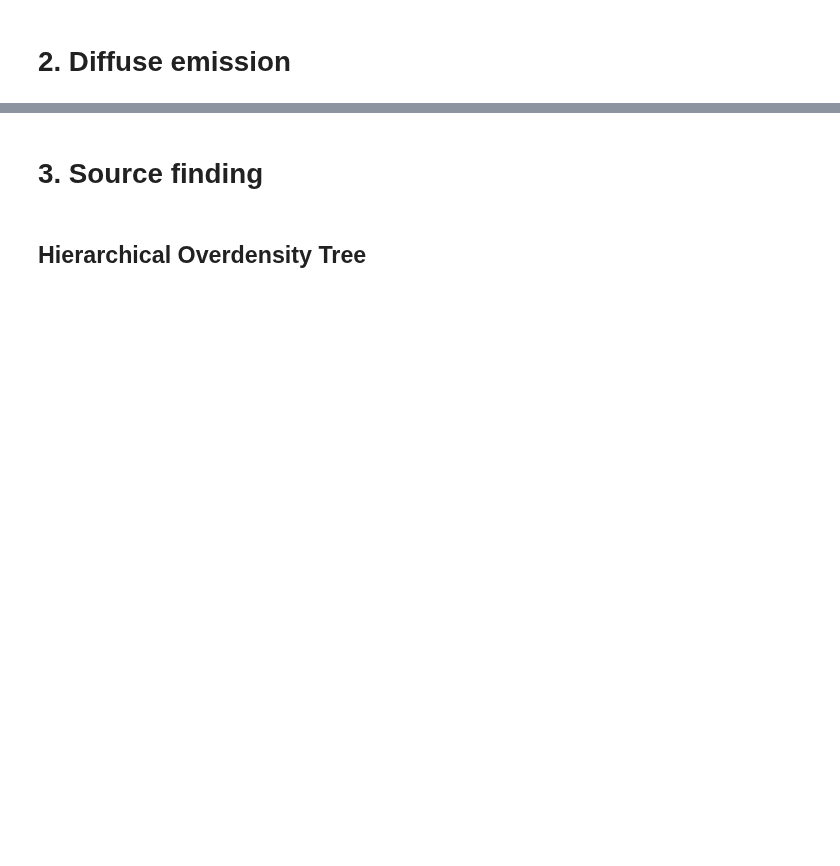
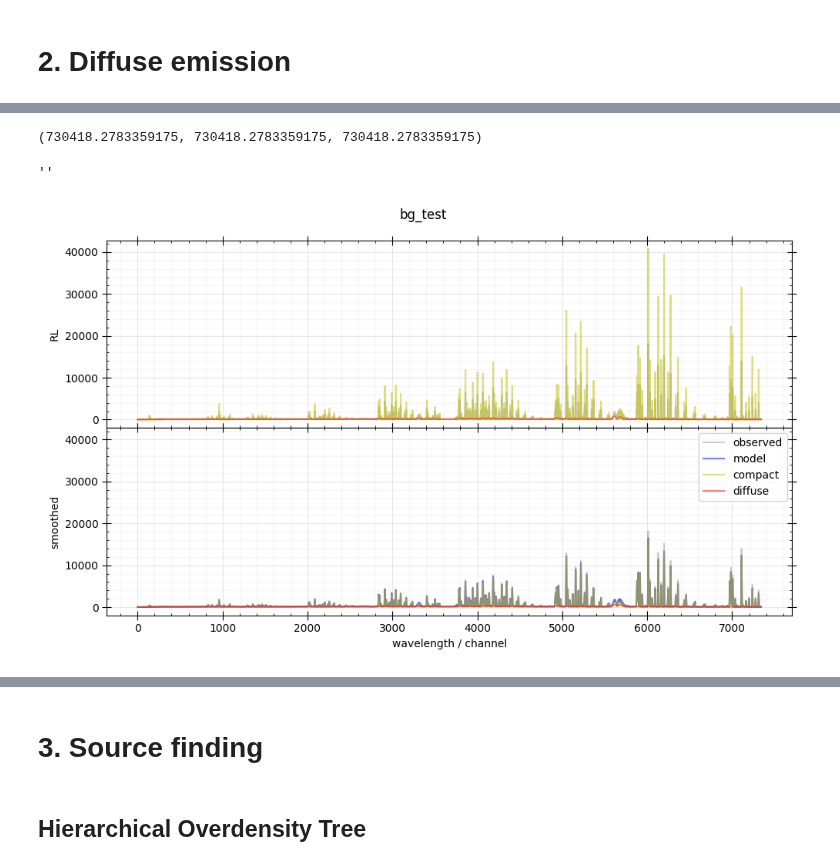
Before and after one commit to paranoya/image-processing, a Jupyter notebook: GARLIC-1D.ipynb, the cells around one changed output, grey strips where cells are left out. Cells and saved outputs as stored; diff of their text form; code cells hidden in the pictures; blank space fills up the shorter version.

```diff
--- a/GARLIC-1D.ipynb
+++ b/GARLIC-1D.ipynb
@@ -214,0 +115,3 @@ plt.show()
+# %%
+importlib.reload(scripts.multiscale_RL)
+mRL_compact = scripts.multiscale_RL.run(data - background, min_radius, 0.01, 100)
@@ -214,0 +136,7 @@ plt.show()
+# %%
+importlib.reload(scripts.diffuse_emission)
+smooth = ndimage.gaussian_filter(mRL_compact[0], min_radius)
+n_minima = np.count_nonzero(scripts.diffuse_emission.find_minima(smooth))
+n_valid = np.count_nonzero(np.isfinite(smooth))
+diffuse_scale = np.power(n_valid / n_minima, 1/data.ndim)
+print(f'diffuse scale = {diffuse_scale:.2f} ({n_valid} / {n_minima})')
@@ -214,0 +145,6 @@ plt.show()
+# %%
+smoothing_radii = np.array([min_radius, diffuse_scale])
+#mRL = np.vstack([mRL_compact, mRL_diffuse])
+
+importlib.reload(scripts.multiscale_RL)
+mRL = scripts.multiscale_RL.run(data - background, smoothing_radii, 0.01, 100)
@@ -214,0 +169,57 @@ plt.show()
+# %%
+compact_emission = ndimage.gaussian_filter(mRL[0], smoothing_radii[0])
+diffuse_emission = ndimage.gaussian_filter(mRL[1], smoothing_radii[1])
+# %%
+np.sum(diffuse_emission), np.sum(mRL[1]), np.sum(ndimage.gaussian_filter(mRL[1], smoothing_radii[1]))
+# %% [output]
+(730418.2783359175, 730418.2783359175, 730418.2783359175)
+# %%
+'''
+tope = (data - background)/2
+tope[~np.isfinite(tope)] = np.nanmean(tope)
+diffuse_test_RL = 2 * np.clip(2*mRL[1] - mRL[0], a_min=0, a_max=tope)
+diffuse_test = background + ndimage.gaussian_filter(diffuse_test_RL, smoothing_radii[1])
+compact_test = ndimage.gaussian_filter(np.sum(mRL, axis=0) - diffuse_test_RL, smoothing_radii[0])
+'''
+,
+# %% [output]
+''
+# %%
+fig, axes = new_figure('bg_test', figsize=(10, 6), nrows=2, sharey=True)
+
+for ax in axes.flat:
+    ax.xaxis.set_minor_locator(AutoMinorLocator())
+    ax.yaxis.set_minor_locator(AutoMinorLocator())
+    ax.tick_params(which='both', bottom=True, top=True, left=True, right=True)
+    ax.tick_params(which='major', direction='inout', length=8, grid_alpha=.3)
+    ax.tick_params(which='minor', direction='in', length=2, grid_alpha=.1)
+    ax.grid(True, which='both')
+
+    ax.plot(data, 'k-', alpha=.2, label='observed')
+    if true_spectrum is not None:
+        ax.plot(true_spectrum, 'k-', alpha=.5, label='true')
+
+ax = axes[0, 0]
+ax.set_ylabel('RL')
+ax.plot(background/2 + mRL[0], 'y-', alpha=.5)
+ax.plot(background/2 + mRL[1], 'r-', alpha=.5)
+
+ax = axes[1, 0]
+ax.set_ylabel('smoothed')
+ax.plot(background + compact_emission + diffuse_emission, 'b-', alpha=.5, label='model')
+ax.plot(background/2 + compact_emission, 'y-', alpha=.5, label='compact')
+ax.plot(background/2 + diffuse_emission, 'r-', alpha=.5, label='diffuse')
+
+ax.legend()
+ax.set_xlabel('wavelength / channel')
+#ax.set_xlim(5900, 6300)
+#ax.set_ylim(np.min(background-(diffuse_emission-background)), np.max(diffuse_emission+2*(diffuse_emission-background)))
+#ax.set_ylim(0, 1500)
+#ax.set_xlim(0, 1300)
+
+#ax.plot(diffuse_weight, 'g--', alpha=.5)
+#ax.set_ylim(0, 1)
+
+plt.show()
+# %% [output]
+[figure, added]
```
Also changed, not shown: parts of 28 cells of this notebook, 4 other files.
